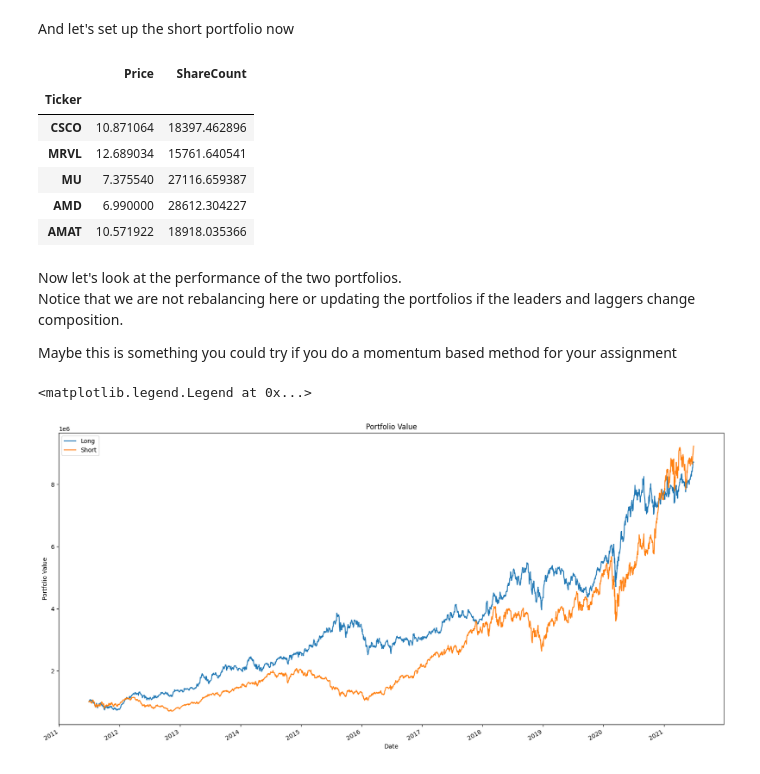
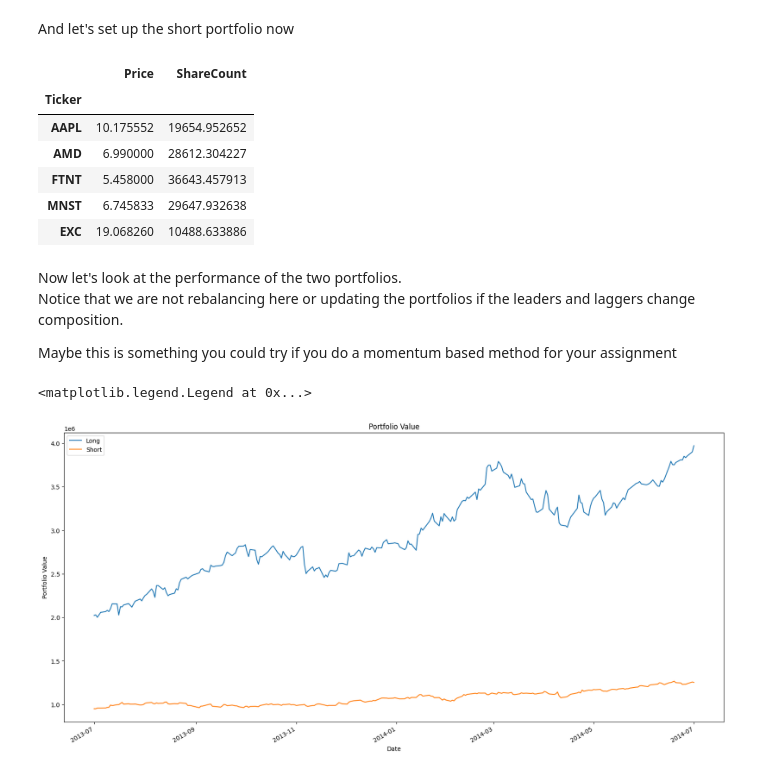
Before and after one commit to howesrichard/CodeFinModUQ, a Jupyter notebook: momentumRH.ipynb, the cells around one changed output. Cells and saved outputs as stored; diff of their text form; code cells hidden in the pictures.

```diff
--- a/momentumRH.ipynb
+++ b/momentumRH.ipynb
@@ -160,0 +116,19 @@ signalIndexDT
+# %%
+# set signal period and convert to timestamps
+signal_start_date = '2012-07-01'
+signal_start_date = pd.Timestamp(signal_start_date)
+# set signgal_end_date to be 1 year after signal_start_date
+signal_end_date = signal_start_date + signal_end_date.DateOffset(years=1)
+print(signal_end_date)
+
+
+# create a dataframe called signalDT that contains the prices for the signal period
+signalDT = pd.DataFrame()
+signalDT = hPricesDT[signal_start_date:+ signal_end_date.DateOffset(years=1)]
+
+# print the last record of signalDT
+print(hPricesDT[signal_start_date:signal_end_date])
+
+# convert the prices to index values and put them in a dataframe called signalIndexDT
+signalIndexDT = pd.DataFrame()
+signalIndexDT = signalDT / signalDT.iloc[0]
@@ -237,7 +208,7 @@ longPORT
 And let's set up the short portfolio now
 # %%
 bottom5Prices = []
-bottom5Prices = hPricesDT.iloc[signal_end_index][bottom5].tolist()
+bottom5Prices = hPricesDT.iloc[signal_end_date][bottom5].tolist()
 bottom5shareCount = []
 bottom5shareCount = opening_portfolio_value / 5 / np.array(bottom5Prices)
 shortPORTinput = {'Ticker': bottom5, 'Price': bottom5Prices, 'ShareCount': bottom5shareCount}
@@ -247,30 +218,35 @@ shortPORT
 # %% [output]
 |  | Price | ShareCount |
 | Ticker |  |  |
-| CSCO | 10.871064 | 18397.462896 |
-| MRVL | 12.689034 | 15761.640541 |
-| MU | 7.375540 | 27116.659387 |
+| AAPL | 10.175552 | 19654.952652 |
 | AMD | 6.990000 | 28612.304227 |
-| AMAT | 10.571922 | 18918.035366 |
+| FTNT | 5.458000 | 36643.457913 |
+| MNST | 6.745833 | 29647.932638 |
+| EXC | 19.068260 | 10488.633886 |
 # %% [markdown]
 Now let's look at the performance of the two portfolios.
 Notice that we are not rebalancing here or updating the portfolios if the leaders and laggers change composition.
 
 Maybe this is something you could try if you do a momentum based method for your assignment
 # %%
-longPORT_values = hPricesDT[top5]*longPORT['ShareCount']
-shortPORT_values = hPricesDT[bottom5]*shortPORT['ShareCount']
-# remove dates before signal_end_date
-longPORT_values = longPORT_values[signal_end_index:]
-shortPORT_values = shortPORT_values[signal_end_index:]
+# define trading_start_date and tranding_end_date
+trading_start_date = signal_end_date
+# set trading_end_date to be 1 year after trading_start_date
+trading_end_date = pd.to_datetime(trading_start_date) + pd.DateOffset(years=1)
+
+# calculate portfolio values during the trading period
+longPORT_values = hPricesDT[trading_start_date:trading_end_date][top5]*longPORT['ShareCount']
+shortPORT_values = hPricesDT[trading_start_date:trading_end_date][bottom5]*shortPORT['ShareCount']
+
+#chart the performance of the long and short portfolios
 longPORT_values['Total'] = longPORT_values.sum(axis=1)
 shortPORT_values['Total'] = shortPORT_values.sum(axis=1)
 longPORT_values['Total'].plot(figsize=(20,10))
 shortPORT_values['Total'].plot(figsize=(20,10))
 plt.xlabel('Date')
 plt.ylabel('Portfolio Value')
 plt.title('Portfolio Value')
 plt.legend(['Long', 'Short'])
 # %% [output]
 <matplotlib.legend.Legend at 0x...>
-[figure, old version]
+[figure, new version]
```
Also changed, not shown: parts of 7 cells of this notebook, 1 other file.
